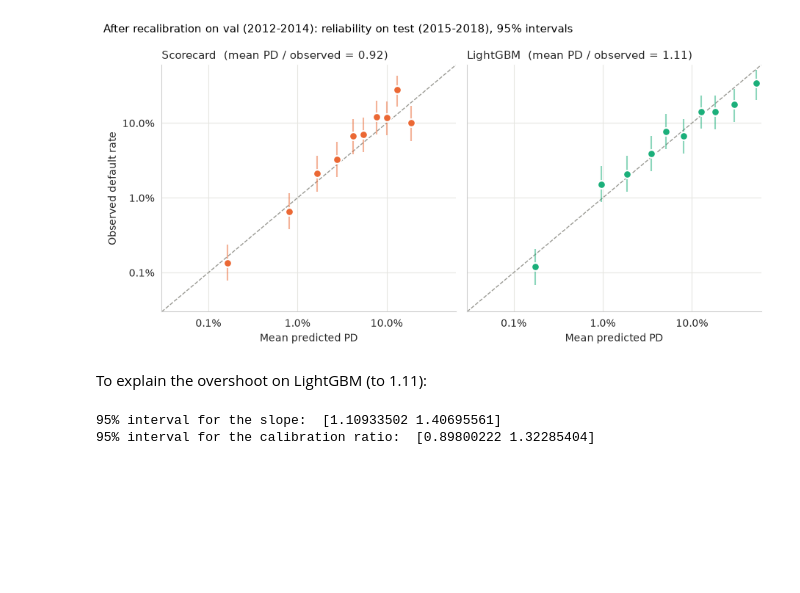
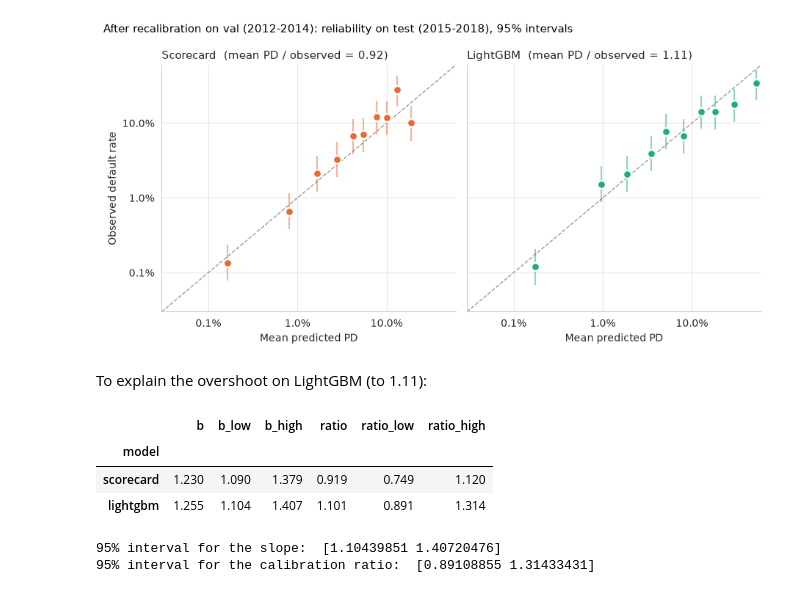
Before and after one commit to leoamullins/corporate-default-pd, a Jupyter notebook: notebooks/06_calibration.ipynb, the cells around one changed output. Saved outputs shown, nothing was run; the diff lists cells and outputs as text; code cells hidden in the pictures; blank space fills up the shorter version.

```diff
--- a/notebooks/06_calibration.ipynb
+++ b/notebooks/06_calibration.ipynb
@@ -171,20 +171,30 @@ y_val, y_test = val["default"].to_numpy(), test["default"].to_numpy()
 # %%
 rows = []
 for name in ["scorecard", "lightgbm"]:
     p_val, p_test = split_pd["val"][name], split_pd["test"][name]
 
     a_s, b_s, ratios = [], [], []
     for _ in range(500):
         i = _resample(rng, len(y_val), firm_rows)
         if y_val[i].sum() == 0:
             continue
         rc = LogitRecalibrator().fit(p_val[i], y_val[i])
         a_s.append(rc.a_)
         b_s.append(rc.b_)
         ratios.append(rc.predict_proba(p_test).mean() / y_test.mean())
+
+    rows.append({"model": name,
+                 "b": np.mean(b_s), "b_low": np.quantile(b_s, 0.025), "b_high": np.quantile(b_s, 0.975),
+                 "ratio": np.mean(ratios), "ratio_low": np.quantile(ratios, 0.025), "ratio_high": np.quantile(ratios, 0.975)})
+pd.DataFrame(rows).set_index("model").round(3)
+# %% [output]
+|  | b | b_low | b_high | ratio | ratio_low | ratio_high |
+| model |  |  |  |  |  |  |
+| scorecard | 1.230 | 1.090 | 1.379 | 0.919 | 0.749 | 1.120 |
+| lightgbm | 1.255 | 1.104 | 1.407 | 1.101 | 0.891 | 1.314 |
 # %%
 print("95% interval for the slope: ", np.quantile(b_s, [0.025, 0.975]))
 print("95% interval for the calibration ratio: ",np.quantile(ratios, [0.025, 0.975]))
 # %% [output]
-95% interval for the slope:  [1.10933502 1.40695561]
-95% interval for the calibration ratio:  [0.89800222 1.32285404]
+95% interval for the slope:  [1.10439851 1.40720476]
+95% interval for the calibration ratio:  [0.89108855 1.31433431]
```
Also changed, not shown: 1 other file.
